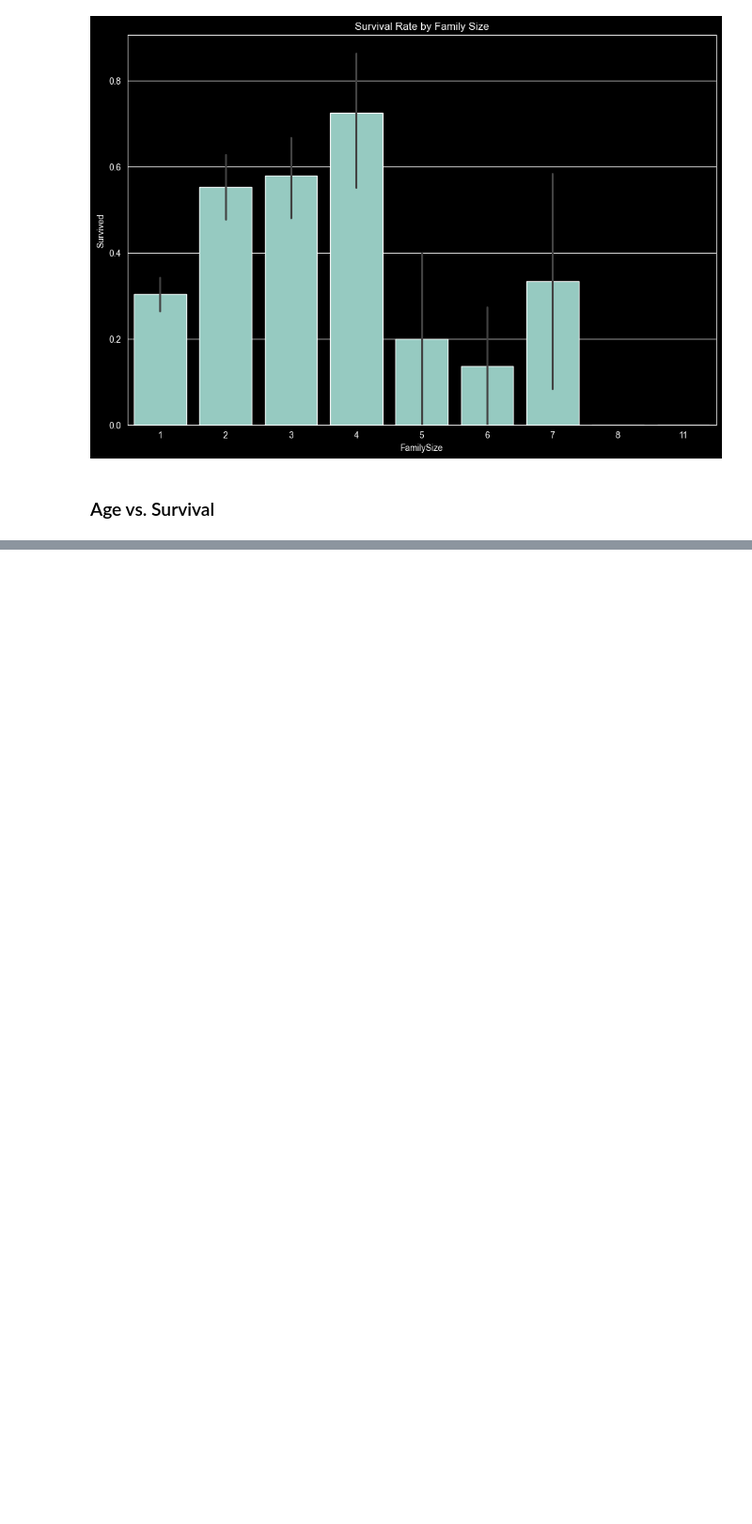
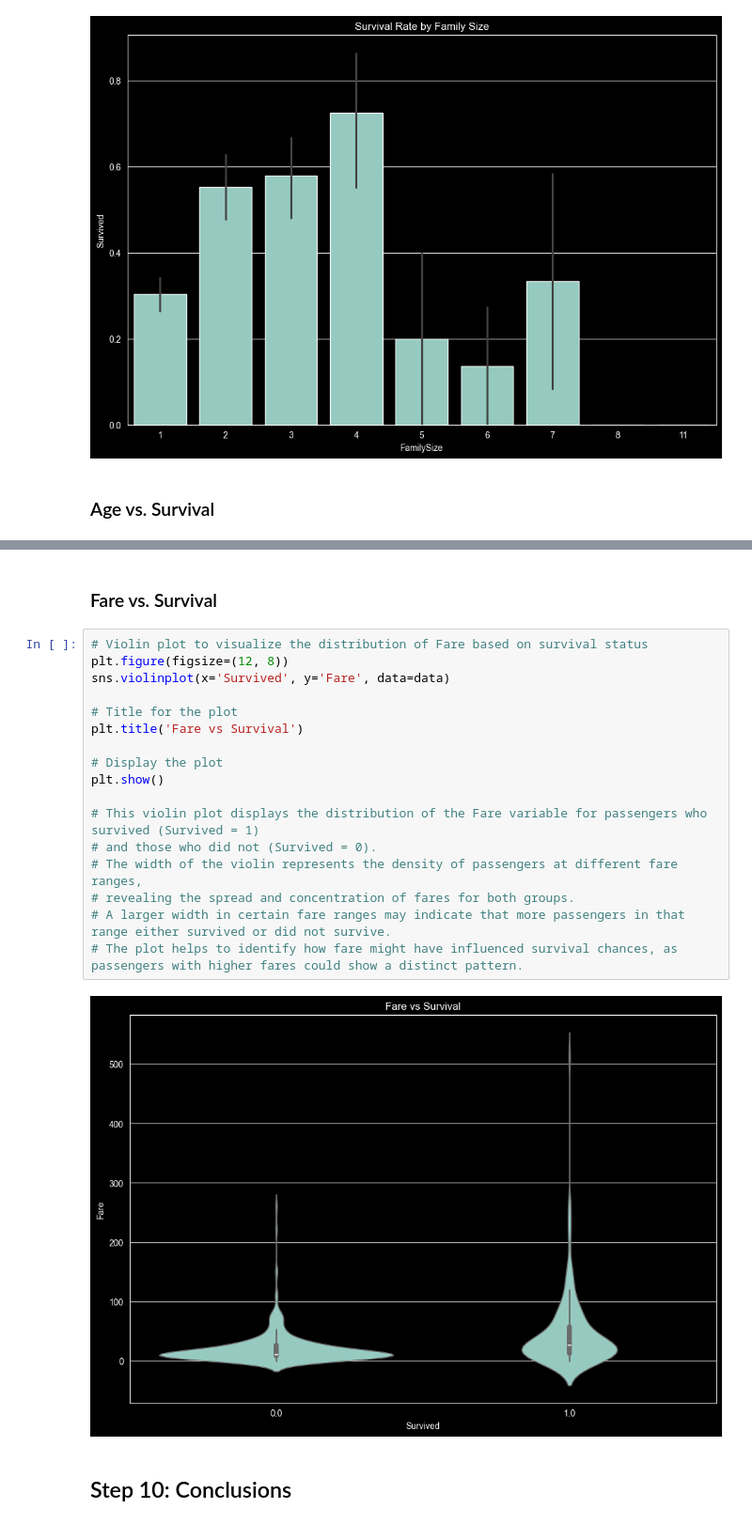
Before and after one commit to Hasan082/Data-Science-Portfolio, a Jupyter notebook: 1. Titanic Exploratory Analysis/Titanic_EDA_Project.ipynb, the cells around one changed output, grey strips where cells are left out. Shown: that part at 94% size. Cells and saved outputs as stored; diff of their text form; blank space fills up the shorter version.

Commit message:
Data Insights

```diff
--- a/1. Titanic Exploratory Analysis/Titanic_EDA_Project.ipynb
+++ b/1. Titanic Exploratory Analysis/Titanic_EDA_Project.ipynb
@@ -494,0 +493,23 @@ plt.show()
+# %% [markdown]
+### Fare vs. Survival
+# %%
+# Violin plot to visualize the distribution of Fare based on survival status
+plt.figure(figsize=(12, 8))
+sns.violinplot(x='Survived', y='Fare', data=data)
+
+# Title for the plot
+plt.title('Fare vs Survival')
+
+# Display the plot
+plt.show()
+
+# This violin plot displays the distribution of the Fare variable for passengers who survived (Survived = 1)
+# and those who did not (Survived = 0).
+# The width of the violin represents the density of passengers at different fare ranges,
+# revealing the spread and concentration of fares for both groups.
+# A larger width in certain fare ranges may indicate that more passengers in that range either survived or did not survive.
+# The plot helps to identify how fare might have influenced survival chances, as passengers with higher fares could show a distinct pattern.
+# %% [output]
+[figure, added]
+# %% [markdown]
+## Step 10: Conclusions
```
Also changed, not shown: parts of 3 cells of this notebook.
